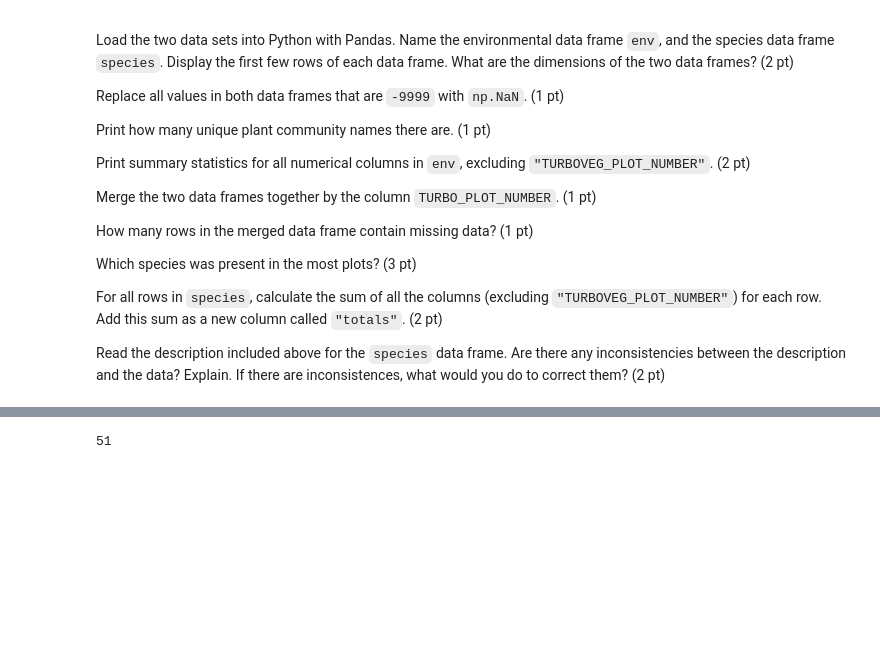
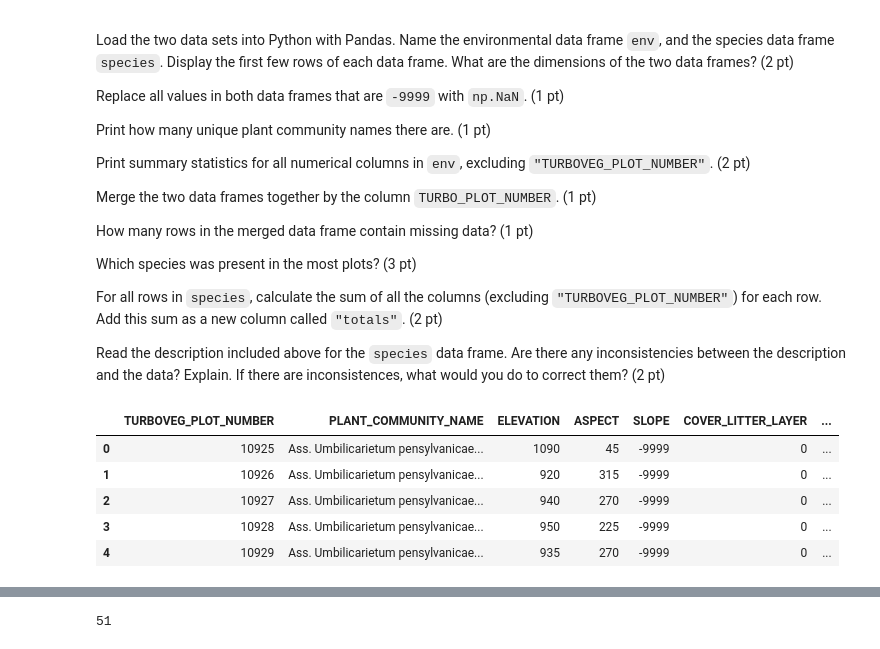
Before and after one commit to ENVS110a-SP23/assignment-4, a Jupyter notebook: answers.ipynb, the cells around one changed output, grey strips where cells are left out. Drawn from its saved outputs; the diff is of its cells as text; code cells hidden in the pictures; blank space fills up the shorter version.

```diff
--- a/answers.ipynb
+++ b/answers.ipynb
@@ -60,3 +60,12 @@ file_species = "/Users/coopg/GitHub/assignment-4/data/Arrigetch_Peaks_Species_Da
 
 env = pd.read_csv(file_environment)
 species = pd.read_csv(file_species)
+# %%
+env.head()
+# %% [output]
+|  | TURBOVEG_PLOT_NUMBER | PLANT_COMMUNITY_NAME | ELEVATION | ASPECT | SLOPE | COVER_LITTER_LAYER | ... |
+| 0 | 10925 | Ass. Umbilicarietum pensylvanicae... | 1090 | 45 | -9999 | 0 | ... |
+| 1 | 10926 | Ass. Umbilicarietum pensylvanicae... | 920 | 315 | -9999 | 0 | ... |
+| 2 | 10927 | Ass. Umbilicarietum pensylvanicae... | 940 | 270 | -9999 | 0 | ... |
+| 3 | 10928 | Ass. Umbilicarietum pensylvanicae... | 950 | 225 | -9999 | 0 | ... |
+| 4 | 10929 | Ass. Umbilicarietum pensylvanicae... | 935 | 270 | -9999 | 0 | ... |
```
Also changed, not shown: parts of 1 cell of this notebook.
